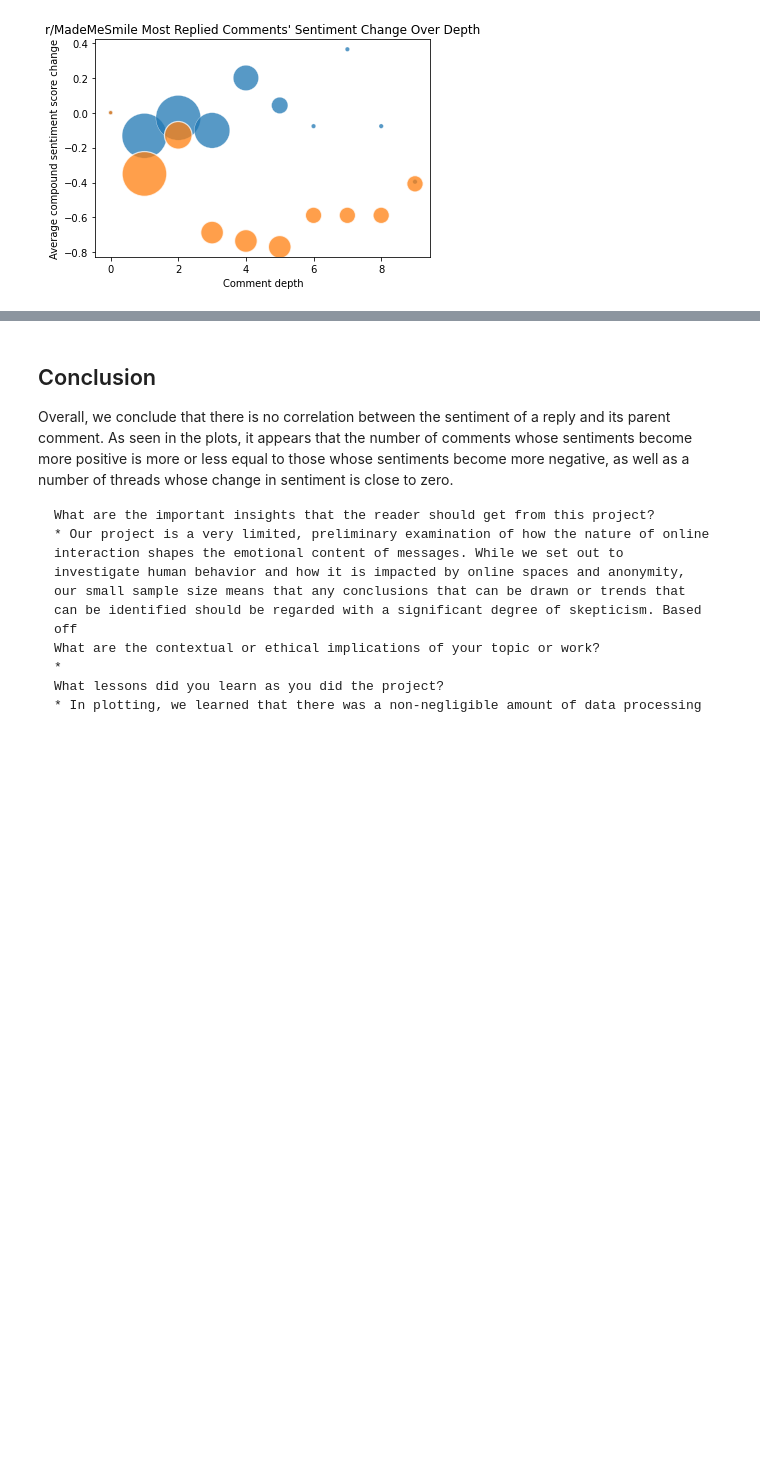
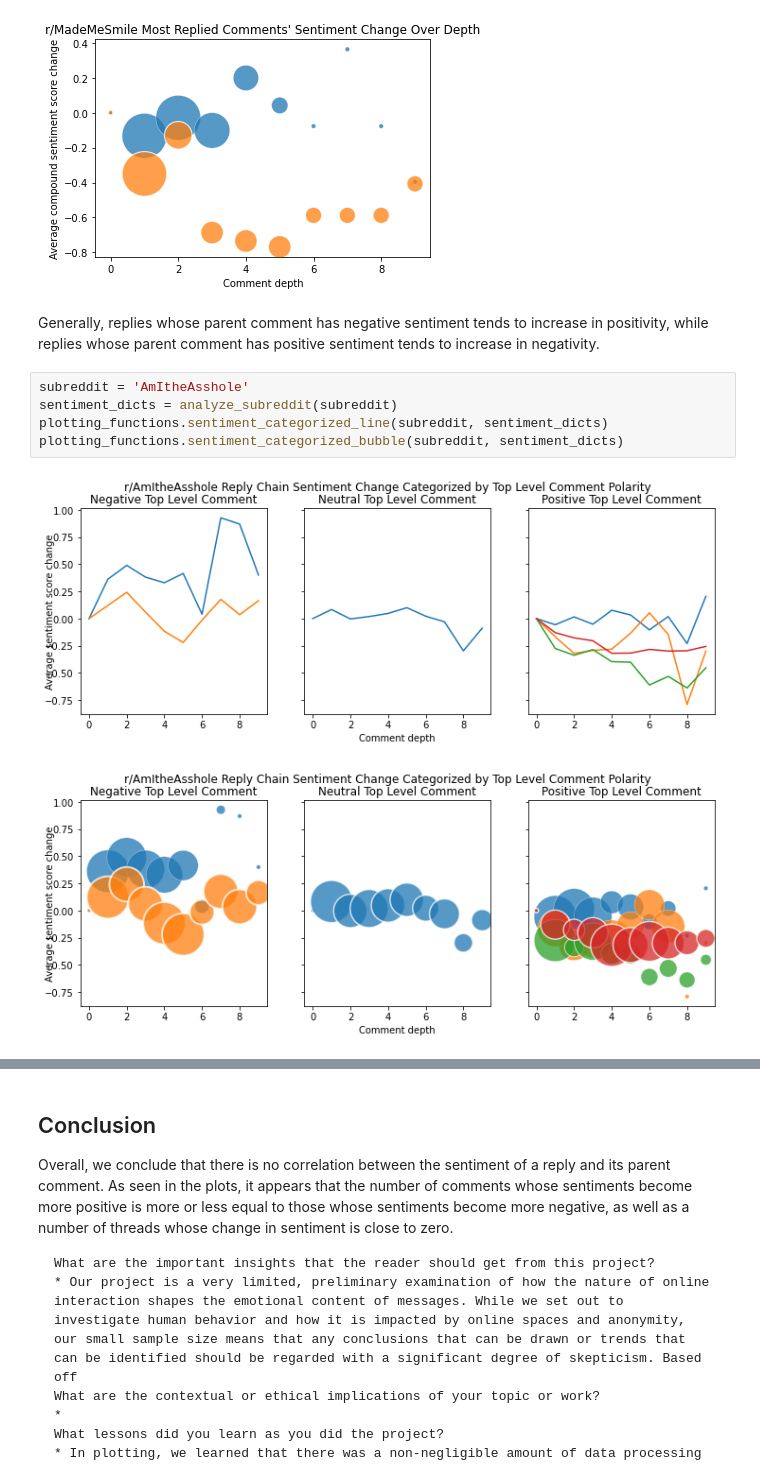
Before and after one commit to olincollege/reddit-sentiment, a Jupyter notebook: workspace.ipynb, the cells around one changed output, grey strips where cells are left out. Saved outputs shown, nothing was run; the diff lists cells and outputs as text; blank space fills up the shorter version.

```diff
--- a/workspace.ipynb
+++ b/workspace.ipynb
@@ -104,3 +102,13 @@ plotting_functions.sentiment_difference_bubble(subreddit, sentiment_dicts)
 # %% [output]
 [figure]
 [figure]
+# %% [markdown]
+Generally, replies whose parent comment has negative sentiment tends to increase in positivity, while replies whose parent comment has positive sentiment tends to increase in negativity.
+# %%
+subreddit = 'AmItheAsshole'
+sentiment_dicts = analyze_subreddit(subreddit)
+plotting_functions.sentiment_categorized_line(subreddit, sentiment_dicts)
+plotting_functions.sentiment_categorized_bubble(subreddit, sentiment_dicts)
+# %% [output]
+[figure, added]
+[figure, added]
```
Also changed, not shown: parts of 9 cells of this notebook, 2 other files.
